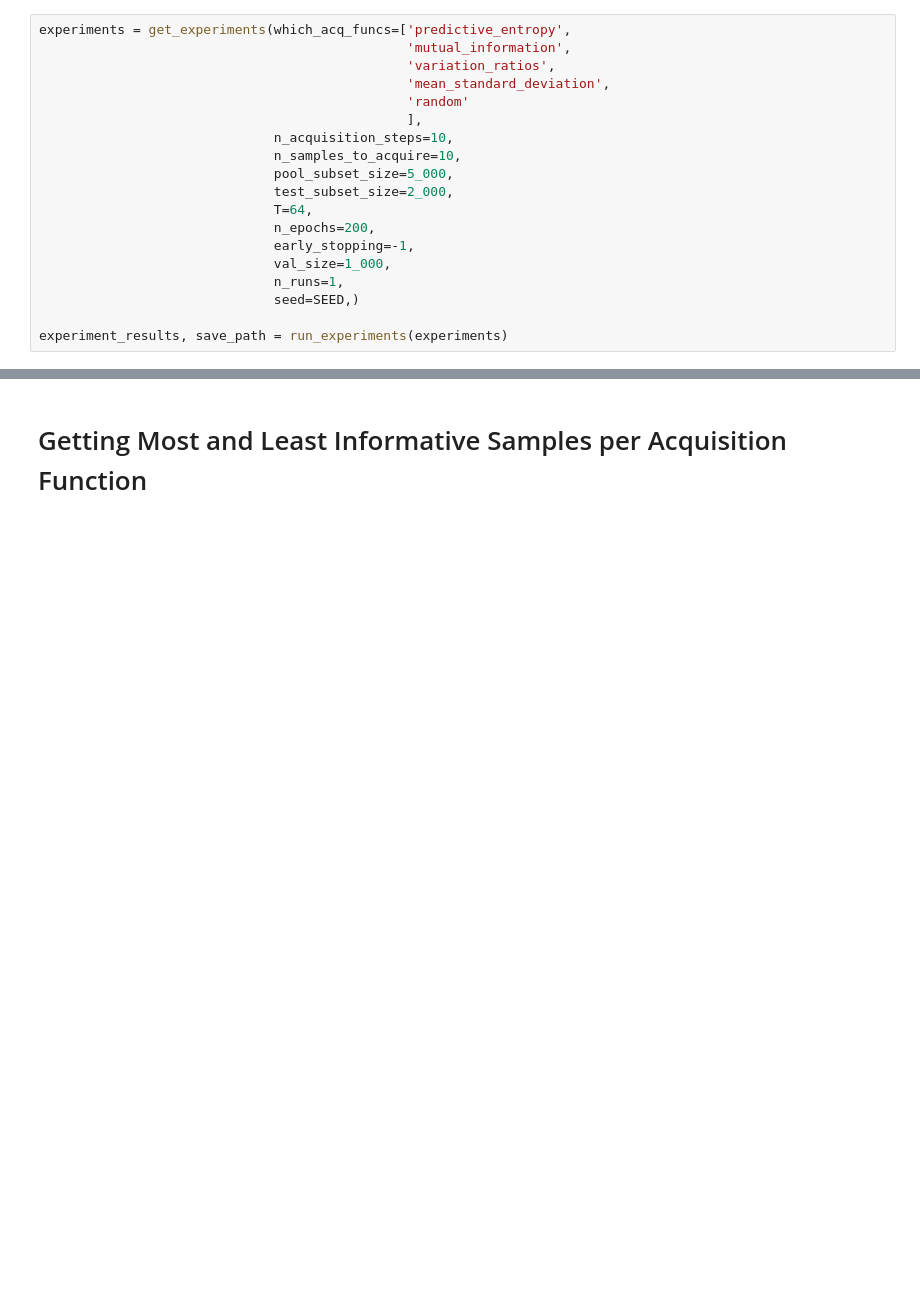
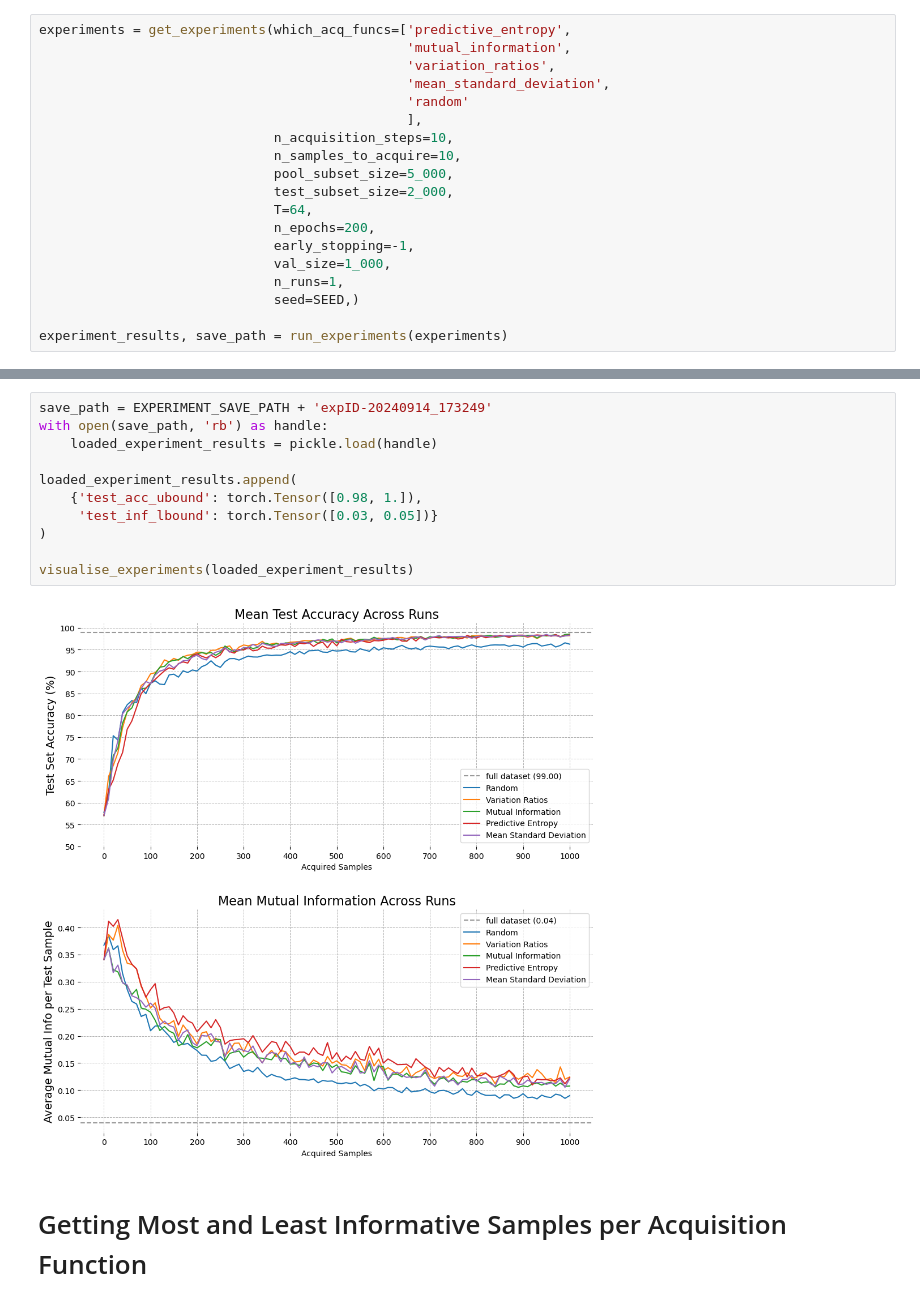
Before and after one commit to pilzpascal/2024s-bsc-practical-work, a Jupyter notebook: Active Learning.ipynb, the cells around one changed output, grey strips where cells are left out. Cells and saved outputs as stored; diff of their text form; blank space fills up the shorter version.

```diff
--- a/Active Learning.ipynb
+++ b/Active Learning.ipynb
@@ -48,3 +50,16 @@ visualise_experiments(loaded_experiment_results)
+# %%
+save_path = EXPERIMENT_SAVE_PATH + 'expID-20240914_173249'
+with open(save_path, 'rb') as handle:
+    loaded_experiment_results = pickle.load(handle)
+
+loaded_experiment_results.append(
+    {'test_acc_ubound': torch.Tensor([0.98, 1.]),
+     'test_inf_lbound': torch.Tensor([0.03, 0.05])}
+)
+
+visualise_experiments(loaded_experiment_results)
+# %% [output]
+[figure, added]
 # %% [markdown]
 # Getting Most and Least Informative Samples per Acquisition Function
 # %%
```
Also changed, not shown: parts of 1 cell of this notebook, 3 other files.
